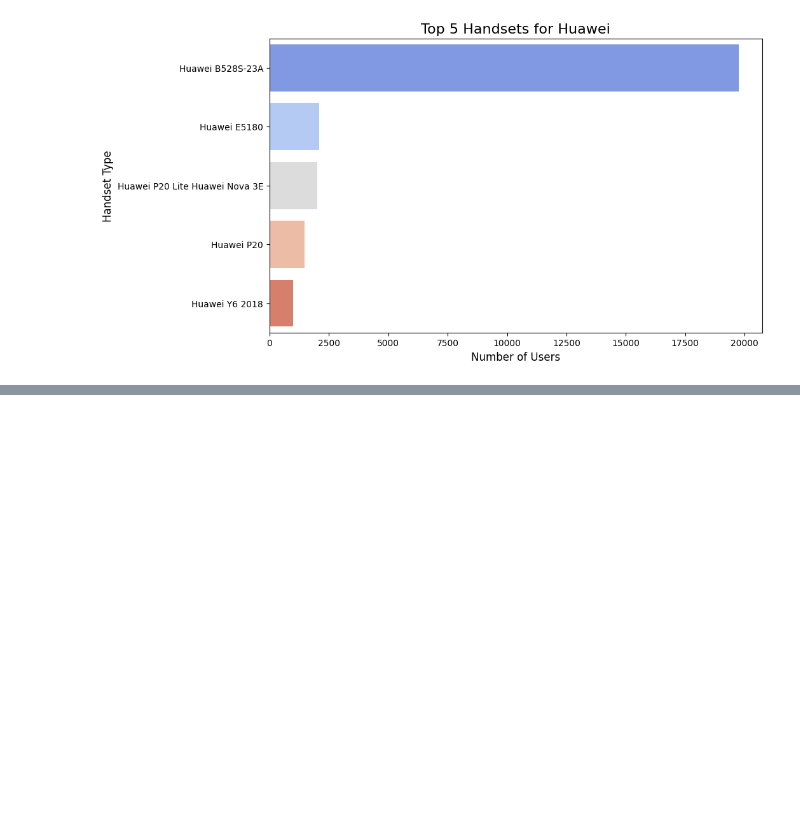
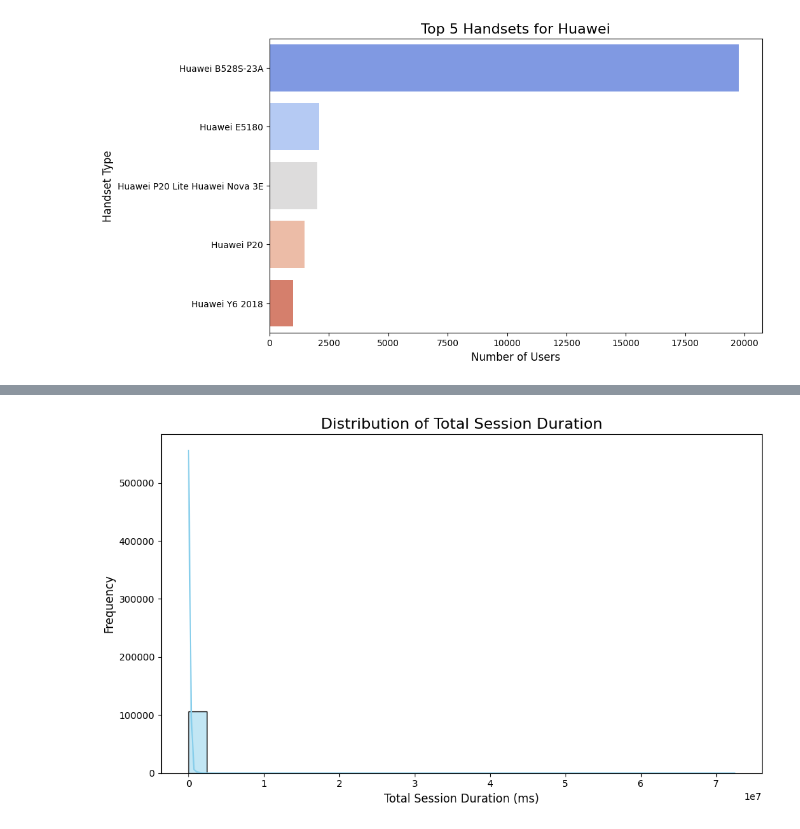
Before and after one commit to abdure-ai/Business-Data-Analysis-for-TellCo, a Jupyter notebook: notebooks/Overview.ipynb, the cells around one changed output, grey strips where cells are left out. Saved outputs shown, nothing was run; the diff lists cells and outputs as text; code cells hidden in the pictures; blank space fills up the shorter version.

```diff
--- a/notebooks/Overview.ipynb
+++ b/notebooks/Overview.ipynb
@@ -238,0 +337,11 @@ SELECT
+# %%
+# Plot a histogram for session duration
+plt.figure(figsize=(10, 6))
+sns.histplot(user_behavior["total_session_duration_ms"], bins=30, kde=True, color="skyblue")
+plt.title("Distribution of Total Session Duration", fontsize=16)
+plt.xlabel("Total Session Duration (ms)", fontsize=12)
+plt.ylabel("Frequency", fontsize=12)
+plt.tight_layout()
+plt.show()
+# %% [output]
+[figure, added]
```
Also changed, not shown: parts of 18 cells of this notebook, 4 other files.
